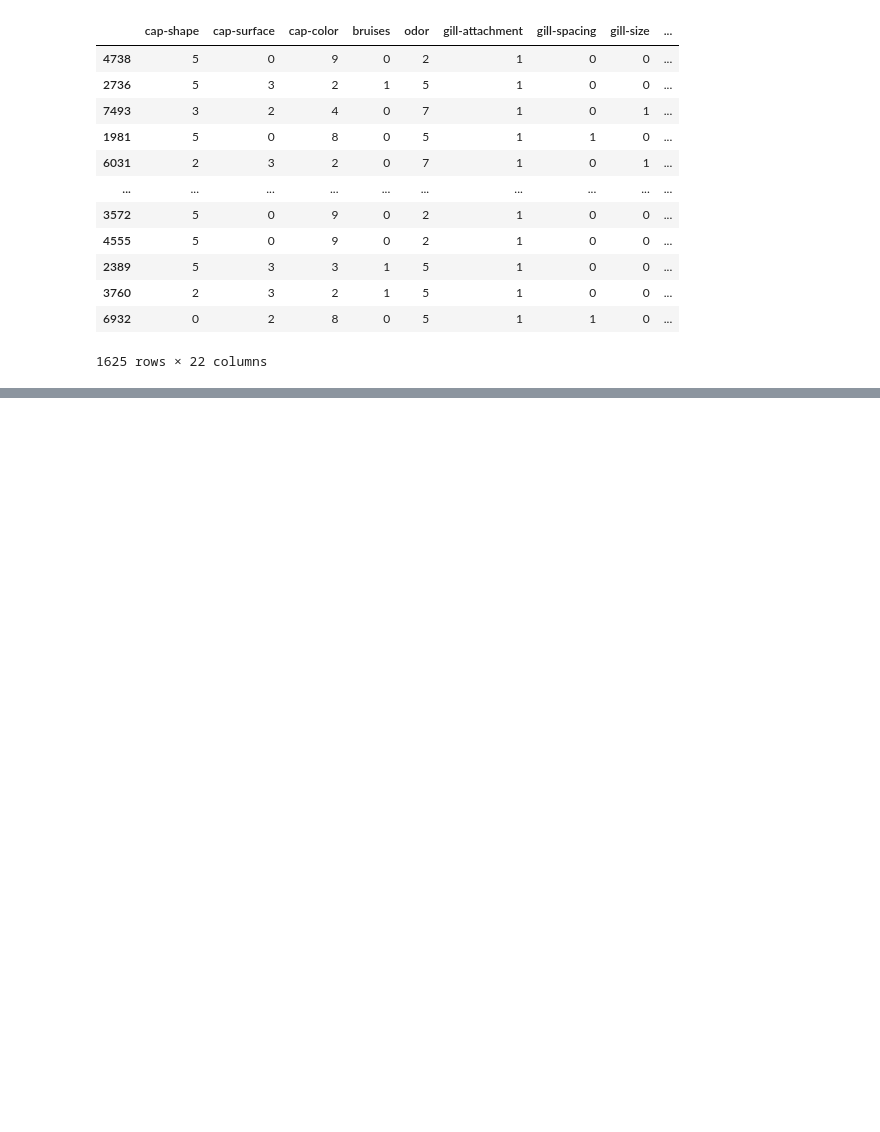
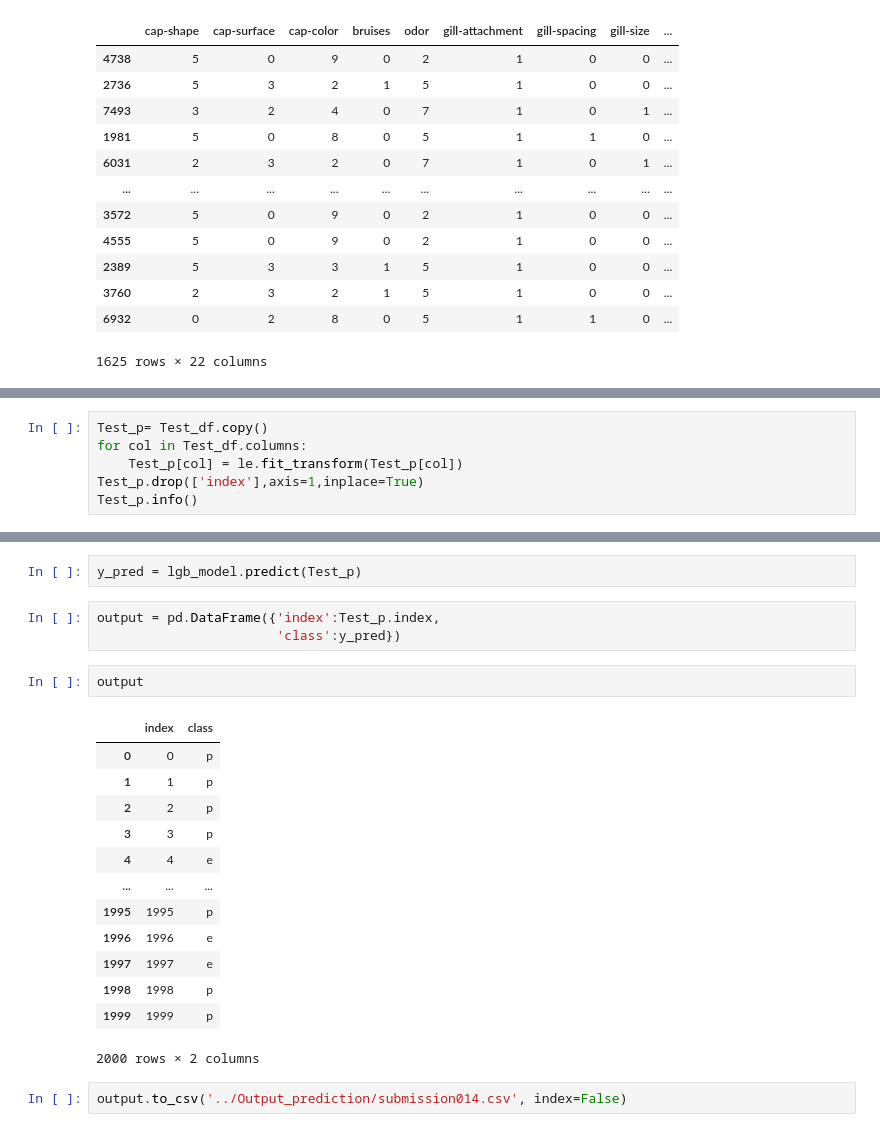
Before and after one commit to piyush-mk/Tensorflow_Delhi_Mushroom, a Jupyter notebook: Notebook/Iteration7.ipynb, the cells around one changed output, grey strips where cells are left out. Drawn from its saved outputs; the diff is of its cells as text; blank space fills up the shorter version.

```diff
--- a/Notebook/Iteration7.ipynb
+++ b/Notebook/Iteration7.ipynb
@@ -140,0 +174,6 @@ model.fit(X_train_encoded,y_train,eval_set=[(X_train_encoded,y_test),(X_train_en
+# %%
+Test_p= Test_df.copy()
+for col in Test_df.columns:
+    Test_p[col] = le.fit_transform(Test_p[col])
+Test_p.drop(['index'],axis=1,inplace=True)
+Test_p.info()
@@ -140,0 +198,23 @@ model.fit(X_train_encoded,y_train,eval_set=[(X_train_encoded,y_test),(X_train_en
+# %%
+y_pred = lgb_model.predict(Test_p)
+# %%
+output = pd.DataFrame({'index':Test_p.index,
+                       'class':y_pred})
+# %%
+output
+# %% [output]
+|  | index | class |
+| 0 | 0 | p |
+| 1 | 1 | p |
+| 2 | 2 | p |
+| 3 | 3 | p |
+| 4 | 4 | e |
+| ... | ... | ... |
+| 1995 | 1995 | p |
+| 1996 | 1996 | e |
+| 1997 | 1997 | e |
+| 1998 | 1998 | p |
+| 1999 | 1999 | p |
+2000 rows × 2 columns
+# %%
+output.to_csv('../Output_prediction/submission014.csv', index=False)
```
Also changed, not shown: parts of 7 cells of this notebook, 1 other file.
